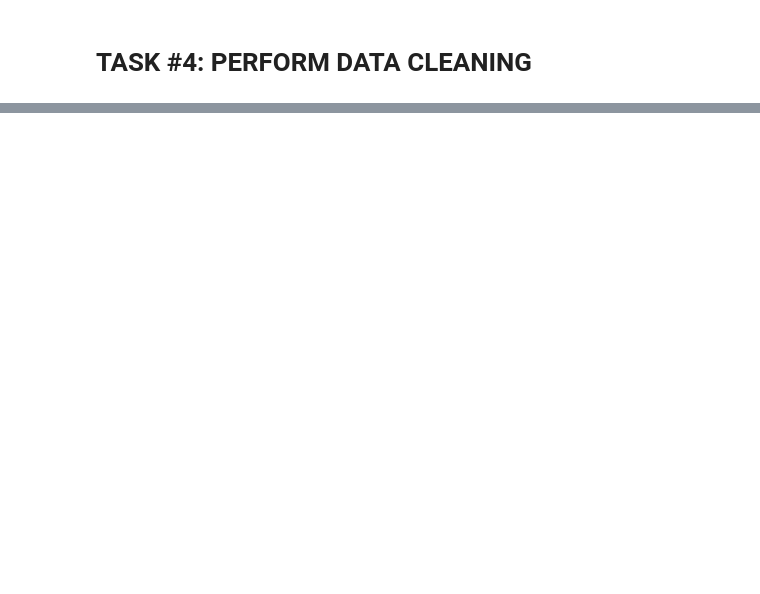
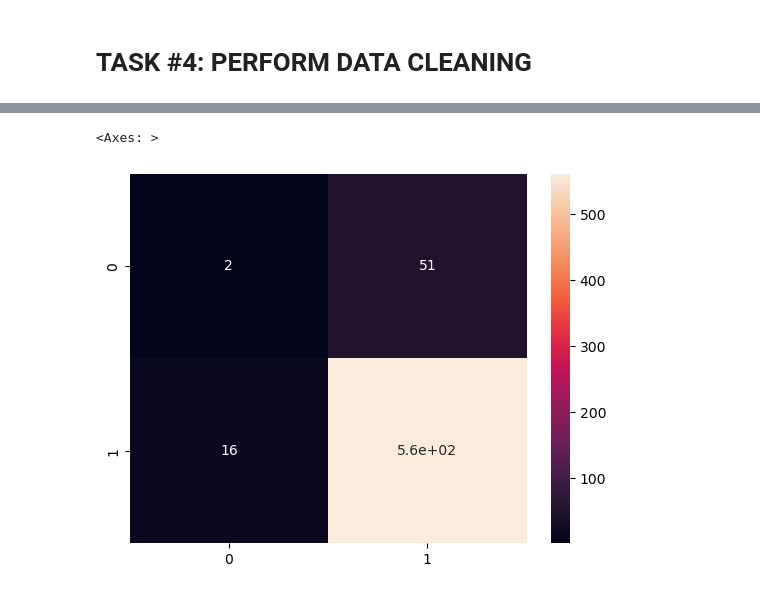
Before and after one commit to ranjansinghds/Public-Relations-Department-Project, a Jupyter notebook: Public_Relations_Department_Project.ipynb, the cells around one changed output, grey strips where cells are left out. Saved outputs shown, nothing was run; the diff lists cells and outputs as text; code cells hidden in the pictures; blank space fills up the shorter version.

```diff
--- a/Public_Relations_Department_Project.ipynb
+++ b/Public_Relations_Department_Project.ipynb
@@ -296,0 +507,2 @@ plt.imshow(WordCloud().generate(negative_sentences_as_one_string))
+# %%
+y = reviews_df['feedback']
@@ -296,0 +555,7 @@ plt.imshow(WordCloud().generate(negative_sentences_as_one_string))
+# %%
+y_predict_test = NB_classifier.predict(X_test)
+cm = confusion_matrix(y_test, y_predict_test)
+sns.heatmap(cm, annot=True)
+# %% [output]
+<Axes: >
+[figure, added]
```
Also changed, not shown: parts of 50 cells of this notebook, 1 other file.
